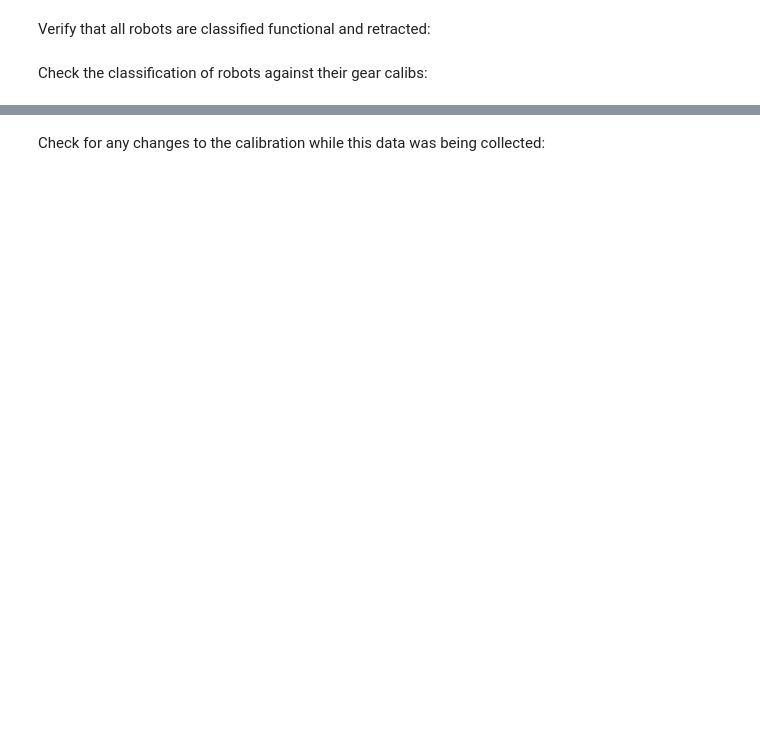
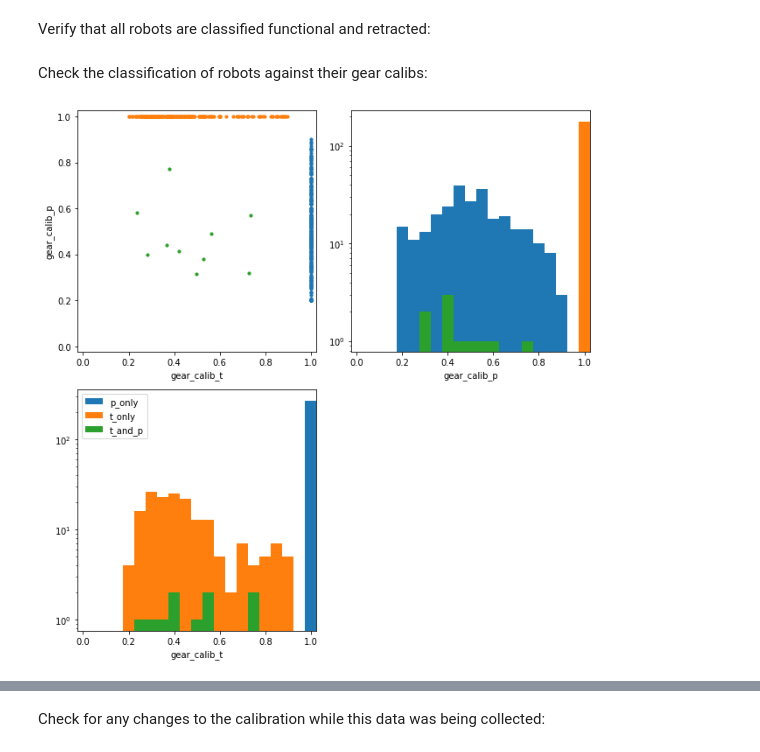
Before and after one commit to desihub/fpoffline, a Jupyter notebook: nb/BadMotors/BadMotors.ipynb, the cells around one changed output, grey strips where cells are left out. Saved outputs shown, nothing was run; the diff lists cells and outputs as text; code cells hidden in the pictures; blank space fills up the shorter version.

```diff
--- a/nb/BadMotors/BadMotors.ipynb
+++ b/nb/BadMotors/BadMotors.ipynb
@@ -30,10 +35,16 @@ Not running at NERSC
 # %% [markdown]
 Scan one of the `*_moves.csv` files from DESI-6135 to extract the list of expids used:
 # %%
-def get_expids(file=Path('p_only/expid_83267-(127-more)-83891_moves.csv')):
-    f = pd.read_csv(file)
-    expids = f.EXPOSURE_ID.unique()
+def get_expids(file=Path('p_only/expid_83267-(127-more)-83891_moves.csv'), save='expids.json'):
+    if Path(save).exists():
+        with open(save) as f:
+            expids = json.load(f)
+    else:
+        f = pd.read_csv(file)
+        expids = f.EXPOSURE_ID.unique().tolist()
+        with open(save, 'w') as f:
+            json.dump(expids, f)
     print(f'Found {len(expids)} exposures in the range {expids[0]} - {expids[-1]}')
     return expids
 
-#expids = get_expids()
+expids = get_expids()
@@ -49,7 +62,7 @@ def load_exps():
     sel = np.isin(exps.id, expids)
     return exps[sel]
 
-#E = load_exps()
+E = load_exps()
 # %%
 E.flavor.unique()
 # %% [output]
@@ -64,14 +82,21 @@ array(['DARK', 'sv1elg', 'sv1lrgqso', 'sv1lrgqso2', 'BACKUP', 'BRIGHT',
 # %% [markdown]
 Scan the p_only, t_only, t_and_p files from DESI-6135 to extract the list of robots analyzed:
 # %%
-def get_robots():
-    robots = {}
-    for folder in ('p_only', 't_only', 't_and_p'):
-        file = list(Path(folder).glob('*.csv'))[0]
-        f = pd.read_csv(file)
-        posids = f.POS_ID.unique()
-        print(f'Found {len(posids)} robots in {folder}')
-        robots[folder] = posids
+def get_robots(save='robots.json'):
+    if Path(save).exists():
+        with open(save) as f:
+            robots = json.load(f)
+    else:
+        robots = {}
+        for folder in ('p_only', 't_only', 't_and_p'):
+            file = list(Path(folder).glob('*.csv'))[0]
+            f = pd.read_csv(file)
+            posids = f.POS_ID.unique().tolist()
+            robots[folder] = posids
+        with open(save, 'w') as f:
+            json.dump(robots, f)
+    for rtype, posids in robots.items():
+        print(f'Found {len(posids)} robots in {rtype}')
     return robots
 
 R = get_robots()
@@ -146,23 +162,25 @@ Check the classification of robots against their gear calibs:
 # %%
 def plot_gear_calibs():
     calib_t = np.asarray(C.gear_calib_t)
     calib_p = np.asarray(C.gear_calib_p)
     bins = np.linspace(-0.025, 1.025, 22)
-    fig, axes = plt.subplots(2, 2, figsize=(10,6))
+    fig, axes = plt.subplots(2, 2, figsize=(9 ,9))
     for k, label in enumerate(R.keys()):
         c = f'C{k}'
         sel1 = rtypes == k
         sel2 = np.isin(C.index, posids[sel1])
         axes[0,0].scatter(calib_t[sel2], calib_p[sel2], s=10, c=c, label=label)
         axes[0,1].hist(calib_p[sel2], bins=bins, color=c, label=label)
         axes[1,0].hist(calib_t[sel2], bins=bins, color=c, label=label)
 
     axes[1,1].axis('off')
     axes[0,0].set(xlim=(bins[0],bins[-1]), ylim=(bins[0],bins[-1]), xlabel='gear_calib_t', ylabel='gear_calib_p')
     axes[0,1].set(xlim=(bins[0],bins[-1]), xlabel='gear_calib_p', yscale='log')
     axes[1,0].set(xlim=(bins[0],bins[-1]), xlabel='gear_calib_t', yscale='log')
     axes[1,0].legend()
     plt.tight_layout()
     plt.savefig('gear_calibs.png')
 
-#plot_gear_calibs()
+plot_gear_calibs()
+# %% [output]
+[figure, added]
```
Also changed, not shown: parts of 33 cells of this notebook.
